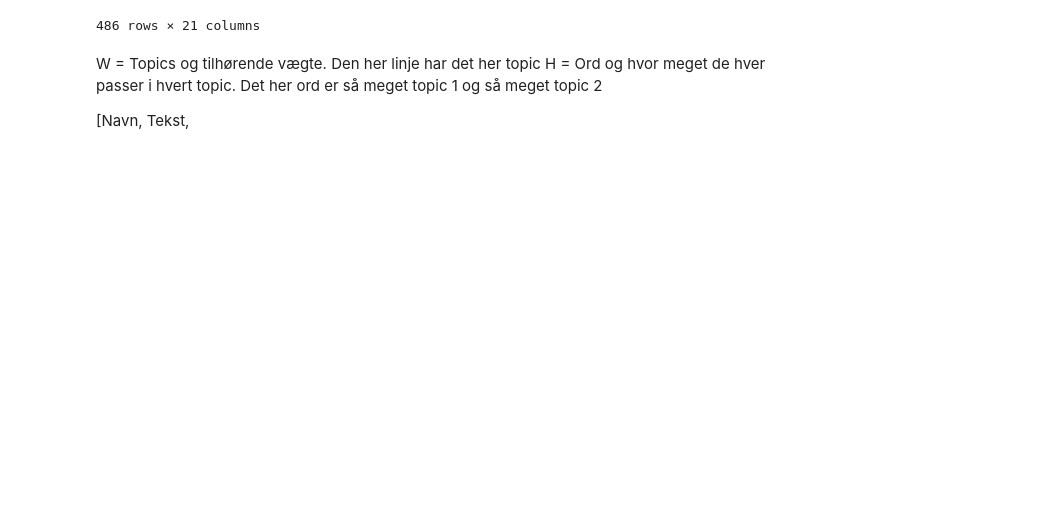
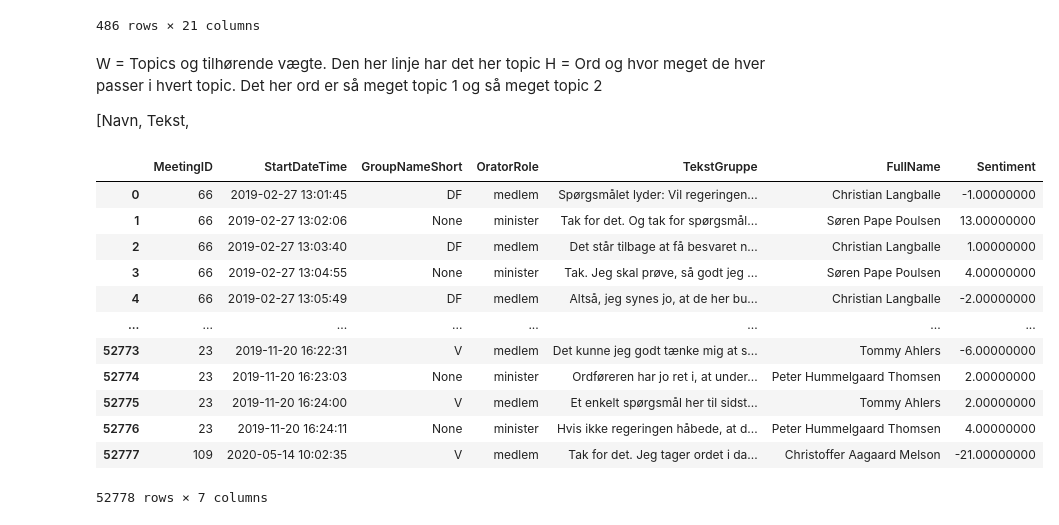
Before and after one commit to 98christianp/politiker, a Jupyter notebook: Folketinget_text.ipynb, the cells around one changed output. Saved outputs shown, nothing was run; the diff lists cells and outputs as text; code cells hidden in the pictures; blank space fills up the shorter version.

```diff
--- a/Folketinget_text.ipynb
+++ b/Folketinget_text.ipynb
@@ -535,3 +538,5 @@ W = Topics og tilhørende vægte. Den her linje har det her topic
 H = Ord og hvor meget de hver passer i hvert topic. Det her ord er så meget topic 1 og så meget topic 2
 
 [Navn, Tekst,
+# %%
+afinn = Afinn(language='da', emoticons=True)
@@ -537,0 +545,18 @@ H = Ord og hvor meget de hver passer i hvert topic. Det her ord er så meget top
+# %%
+df['Sentiment'] = df['TekstGruppe'].apply(lambda x: afinn.score(x))
+# %%
+df
+# %% [output]
+|  | MeetingID | StartDateTime | GroupNameShort | OratorRole | TekstGruppe | FullName | Sentiment |
+| 0 | 66 | 2019-02-27 13:01:45 | DF | medlem | Spørgsmålet lyder: Vil regeringen... | Christian Langballe | -1.00000000 |
+| 1 | 66 | 2019-02-27 13:02:06 | None | minister | Tak for det. Og tak for spørgsmål... | Søren Pape Poulsen | 13.00000000 |
+| 2 | 66 | 2019-02-27 13:03:40 | DF | medlem | Det står tilbage at få besvaret n... | Christian Langballe | 1.00000000 |
+| 3 | 66 | 2019-02-27 13:04:55 | None | minister | Tak. Jeg skal prøve, så godt jeg ... | Søren Pape Poulsen | 4.00000000 |
+| 4 | 66 | 2019-02-27 13:05:49 | DF | medlem | Altså, jeg synes jo, at de her bu... | Christian Langballe | -2.00000000 |
+| ... | ... | ... | ... | ... | ... | ... | ... |
+| 52773 | 23 | 2019-11-20 16:22:31 | V | medlem | Det kunne jeg godt tænke mig at s... | Tommy Ahlers | -6.00000000 |
+| 52774 | 23 | 2019-11-20 16:23:03 | None | minister | Ordføreren har jo ret i, at under... | Peter Hummelgaard Thomsen | 2.00000000 |
+| 52775 | 23 | 2019-11-20 16:24:00 | V | medlem | Et enkelt spørgsmål her til sidst... | Tommy Ahlers | 2.00000000 |
+| 52776 | 23 | 2019-11-20 16:24:11 | None | minister | Hvis ikke regeringen håbede, at d... | Peter Hummelgaard Thomsen | 4.00000000 |
+| 52777 | 109 | 2020-05-14 10:02:35 | V | medlem | Tak for det. Jeg tager ordet i da... | Christoffer Aagaard Melson | -21.00000000 |
+52778 rows × 7 columns
```
Also changed, not shown: parts of 7 cells of this notebook, 1 other file.
